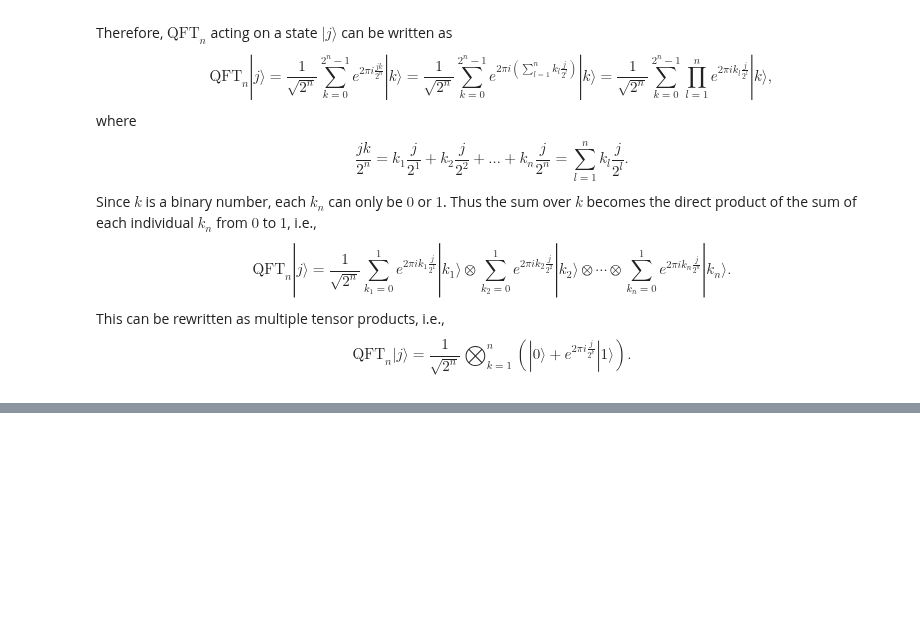
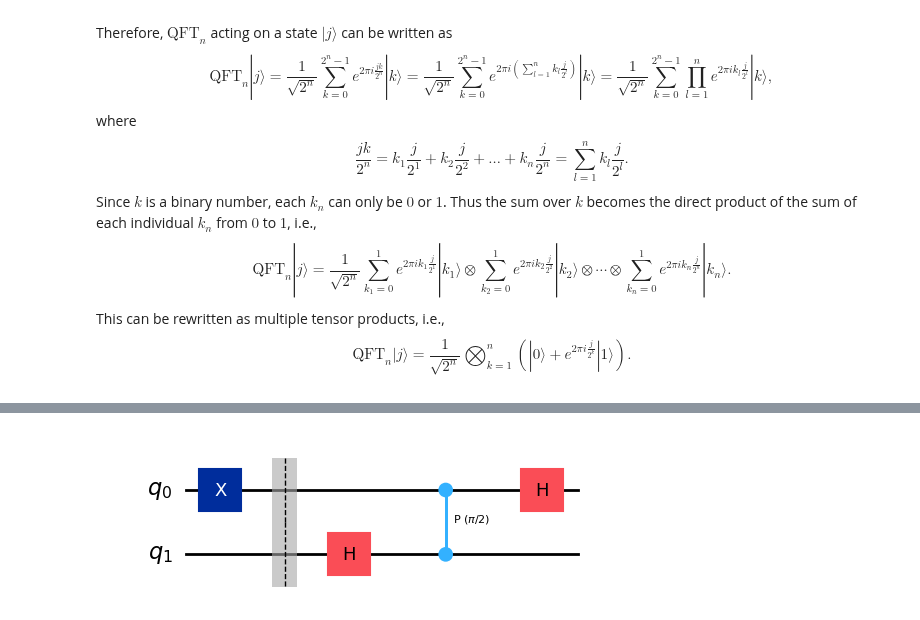
Before and after one commit to Quantum-Linear-Algebra/Intro-to-Quantum-Linear-Algebra, a Jupyter notebook: 4-Quantum_Fourier_Transform.ipynb, the cells around one changed output, grey strips where cells are left out. Drawn from its saved outputs; the diff is of its cells as text; code cells hidden in the pictures; blank space fills up the shorter version.

```diff
--- a/4-Quantum_Fourier_Transform.ipynb
+++ b/4-Quantum_Fourier_Transform.ipynb
@@ -180,0 +240,18 @@ $$\textbf{Fig. }2:\text{ Counting in Fourier Basis}$$
+# %%
+num = 1
+# %%
+qft_example = QuantumCircuit(2)
+if num==1:
+    qft_example.x(0)
+if num==2:
+    qft_example.x(1)
+if num==3:
+    qft_example.x(0)
+    qft_example.x(1)
+qft_example.barrier()
+qft_example.h(1)
+qft_example.cp(pi/2, 0, 1)
+qft_example.h(0)
+qft_example.draw('mpl')
+# %% [output]
+[figure, added]
```
Also changed, not shown: parts of 5 cells of this notebook, 1 other file.
